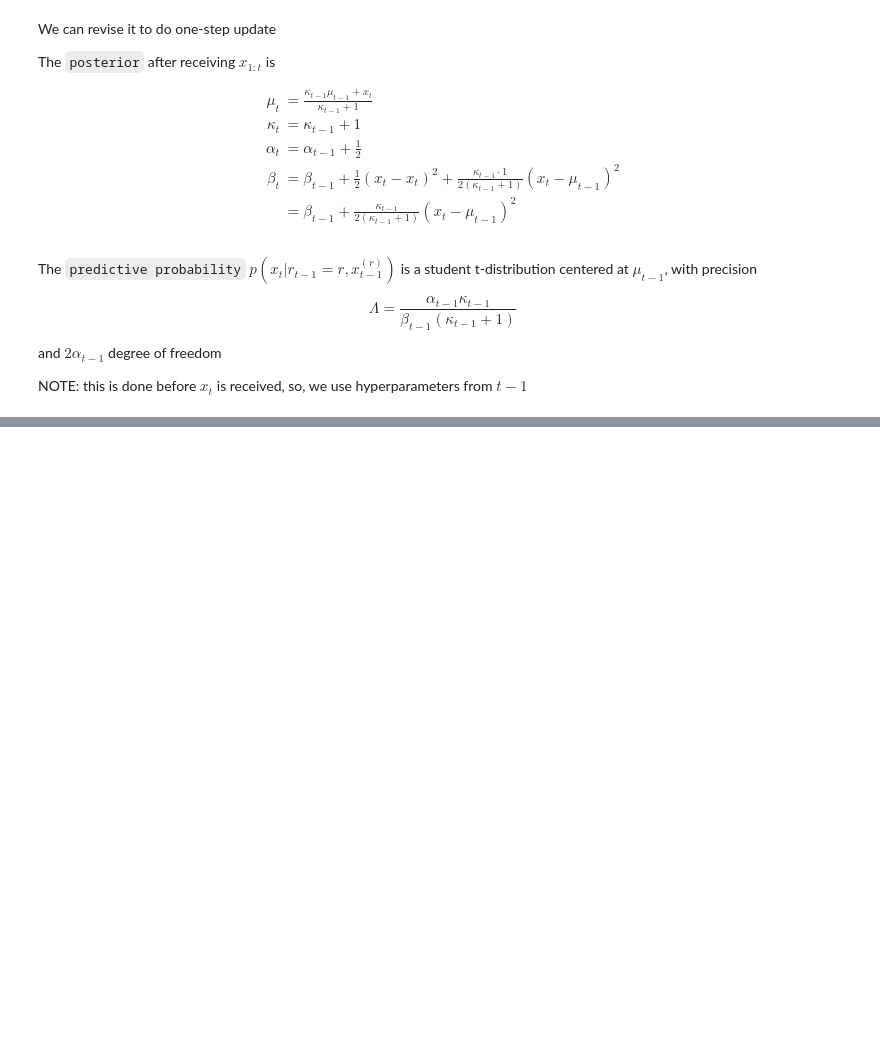
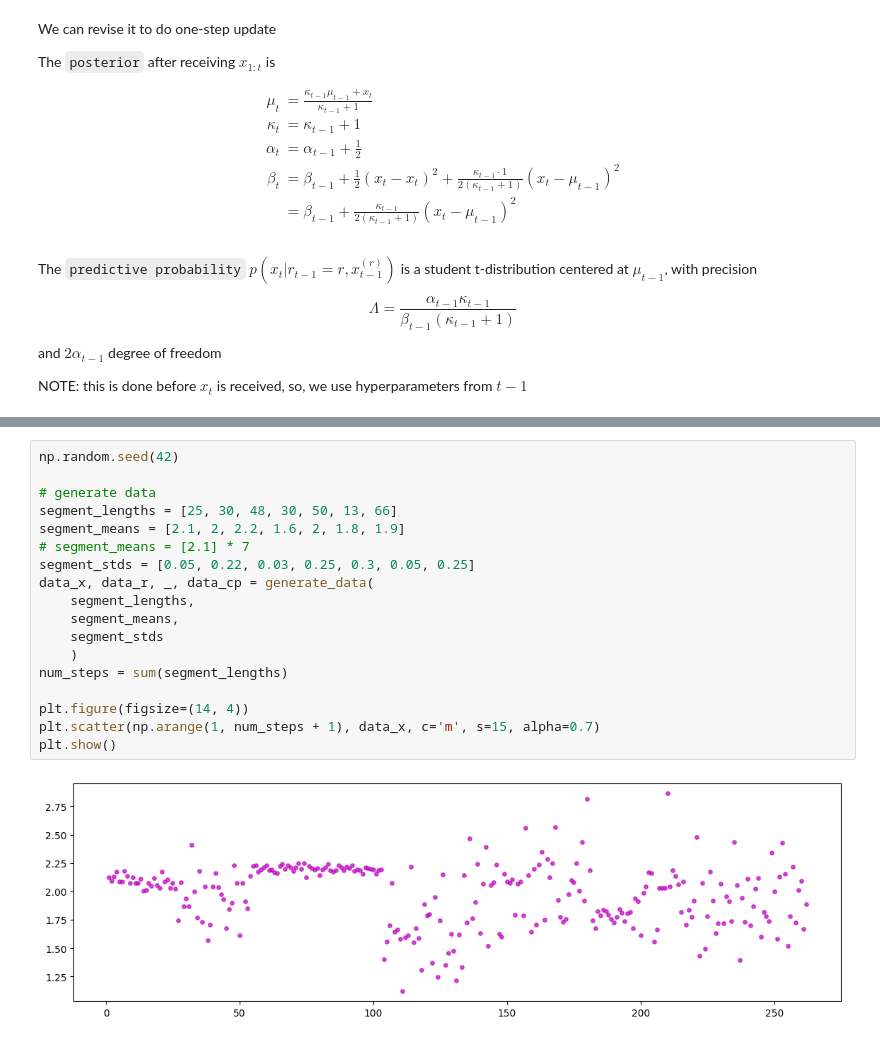
Before and after one commit to heyjianjing/time_series, a Jupyter notebook: ts_03_changepoint_detection_conjugacy.ipynb, the cells around one changed output, grey strips where cells are left out. Drawn from its saved outputs; the diff is of its cells as text; blank space fills up the shorter version.

Commit message:
Added example with both changing mean and var

```diff
--- a/ts_03_changepoint_detection_conjugacy.ipynb
+++ b/ts_03_changepoint_detection_conjugacy.ipynb
@@ -895,0 +913,20 @@ NOTE: this is done before $x_t$ is received, so, we use hyperparameters from $t-
+# %%
+np.random.seed(42)
+
+# generate data
+segment_lengths = [25, 30, 48, 30, 50, 13, 66]
+segment_means = [2.1, 2, 2.2, 1.6, 2, 1.8, 1.9]
+# segment_means = [2.1] * 7
+segment_stds = [0.05, 0.22, 0.03, 0.25, 0.3, 0.05, 0.25]
+data_x, data_r, _, data_cp = generate_data(
+    segment_lengths,
+    segment_means,
+    segment_stds
+    )
+num_steps = sum(segment_lengths)
+
+plt.figure(figsize=(14, 4))
+plt.scatter(np.arange(1, num_steps + 1), data_x, c='m', s=15, alpha=0.7)
+plt.show()
+# %% [output]
+[figure, added]
```
Also changed, not shown: parts of 8 cells of this notebook.
